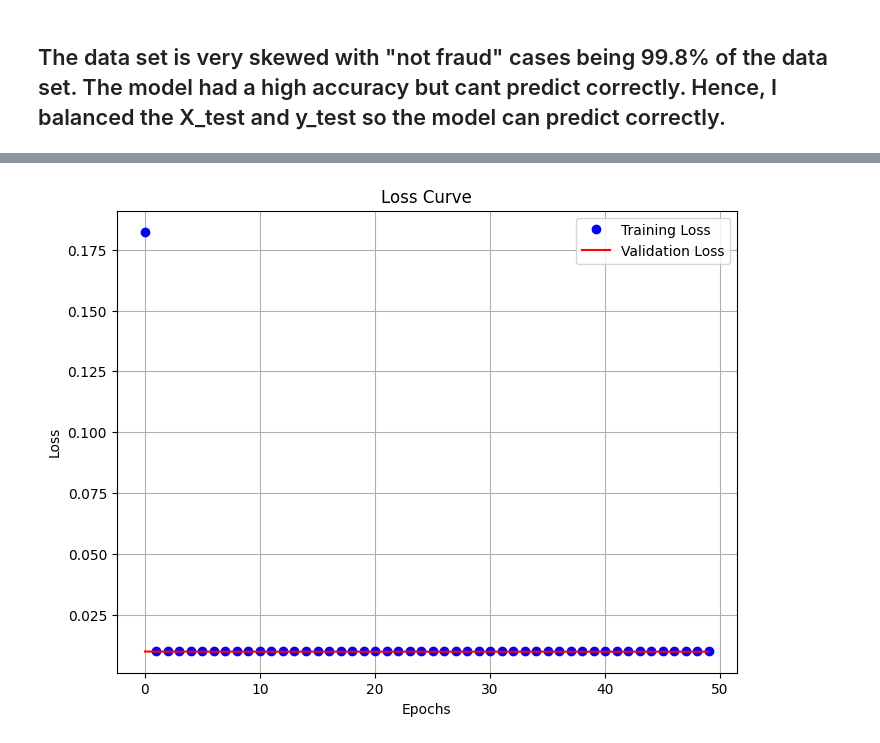
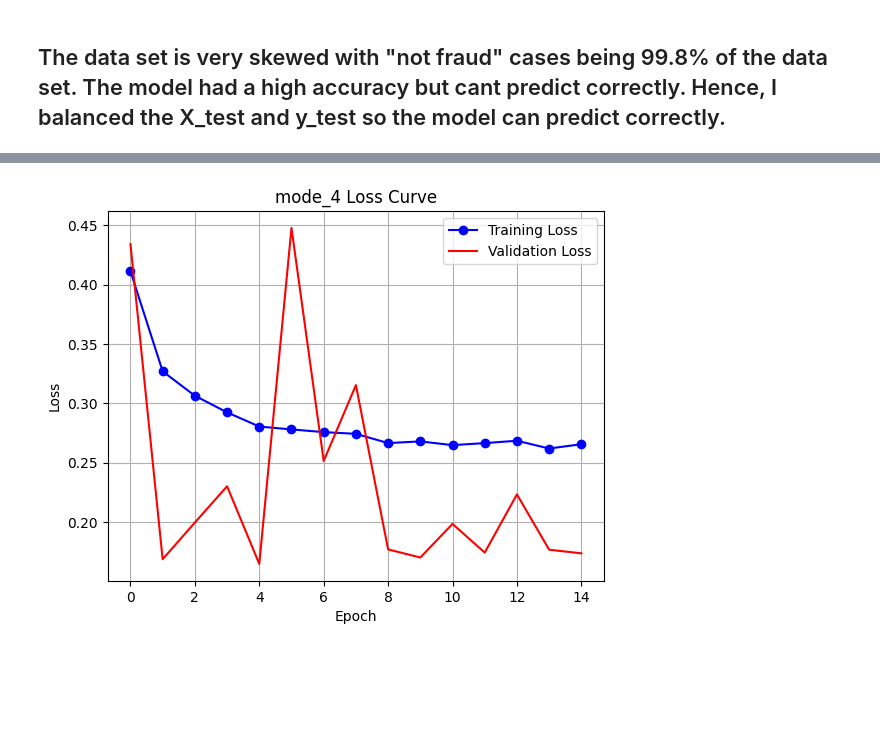
Before and after one commit to AkotoChristine/Online_Fraud_Detection, a Jupyter notebook: Summative_Intro_to_ml_[name_number]_assignment.ipynb, the cells around one changed output, grey strips where cells are left out. Drawn from its saved outputs; the diff is of its cells as text; code cells hidden in the pictures; blank space fills up the shorter version.

```diff
--- a/Summative_Intro_to_ml_[name_number]_assignment.ipynb
+++ b/Summative_Intro_to_ml_[name_number]_assignment.ipynb
@@ -249,17 +249,23 @@ def define_model(optimizer, regularization, early_stopping, dropout, learning_ra
 # %% [markdown]
 # Task: Print out the Final Model Accuracy and plot the Loss curve
 # %%
-def loss_curve_plot(history):
-  epochs = range(1, len(history.history['loss']) + 1)
-  loss = history.history['loss']
-  val_loss = history.history['val_loss']
-  plt.plot(epochs, loss, 'b', label='Training loss')
-  plt.plot(epochs, val_loss, 'r', label='Validation loss')
-  plt.title('Training and Validation Loss')
-  plt.xlabel('Epochs')
-  plt.ylabel('Loss')
-  plt.legend()
-  plt.show()
+
+
+def plot_loss_curve(history, model_name='Model'):
+    """
+    Plot the loss curve for a given model.
+    """
+    train_losses = history.history['loss']
+    val_losses = history.history['val_loss']
+
+    plt.plot(train_losses, 'bo-', label='Training Loss')   # Blue dots
+    plt.plot(val_losses, 'r-', label='Validation Loss')    # Red line
+    plt.title(f'{model_name} Loss Curve')
+    plt.xlabel('Epoch')
+    plt.ylabel('Loss')
+    plt.legend()
+    plt.grid(True)
+    plt.show()
 # %%
 from sklearn.metrics import accuracy_score, precision_score, recall_score, f1_score, classification_report, confusion_matrix
 
@@ -499,8 +512,8 @@ AUC: 0.5
 from tensorflow.keras.optimizers import AdamW
 # %%
 
-model_4 = define_model(AdamW, l2(0.01), True, 0.3, 0.0001, [256, 128, 64])
-early_stopping = EarlyStopping(monitor='val_loss', patience=3)
-history_4 = model_4.fit(X_train, y_train, epochs=50, batch_size=512,lass_weight=class_weights, verbose=1, validation_data=(X_val, y_val))
+model_4 = define_model(AdamW, l2(0.01), True, 0.3, 0.001, [256, 128, 64])
+early_stopping = EarlyStopping(monitor='val_loss', patience=10)
+history_4 = model_4.fit(X_train, y_train, epochs=50, batch_size=512,class_weight=class_weights, verbose=1, validation_data=(X_val, y_val), callbacks=[early_stopping])
 # %% [output]
 Epoch 1/50
@@ -523,7 +536,7 @@ Epoch 50/50
 # %%
-plot_loss_curve(history_4)
+plot_loss_curve(history_4, model_name='mode_4')
 # %% [output]
-[figure, old version]
+[figure, new version]
 # %% [markdown]
 <!-- #Task: Make Predictions using the best saved model -->
 # %%
```
Also changed, not shown: parts of 23 cells of this notebook, 5 other files.
